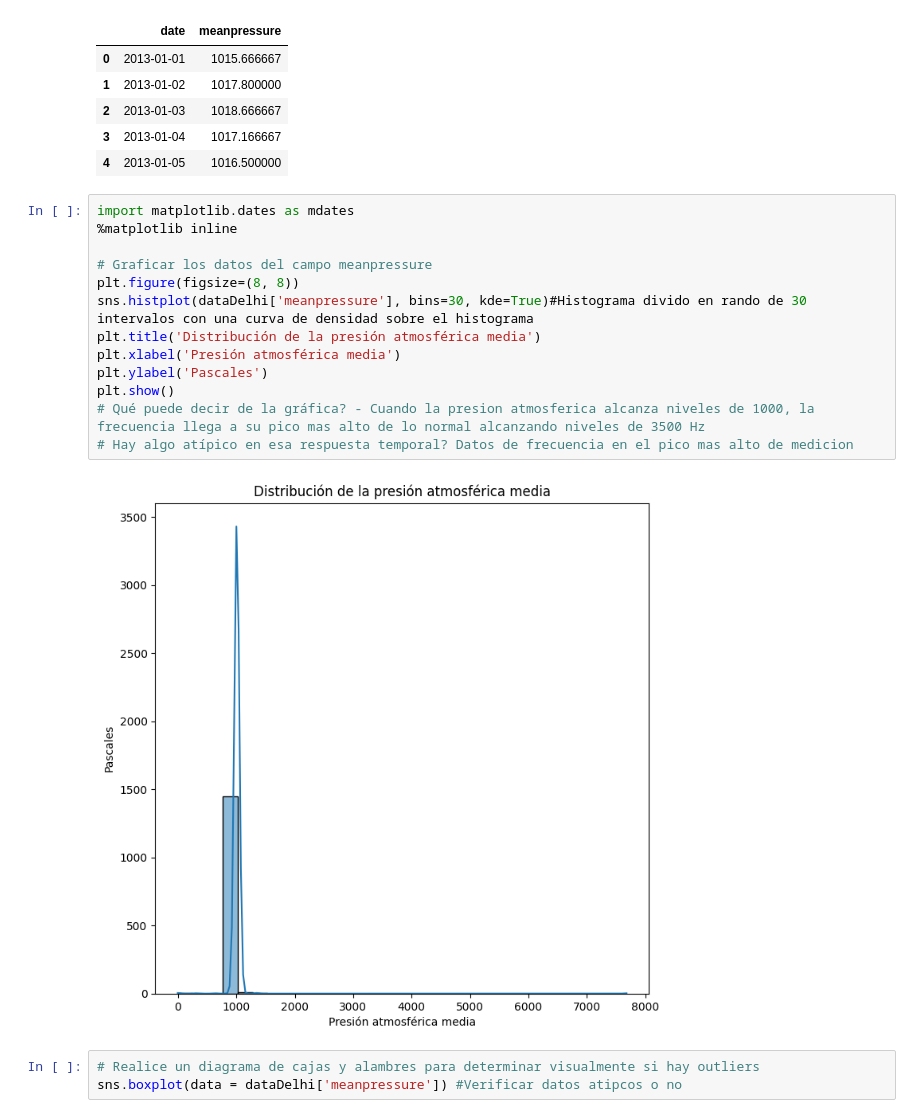
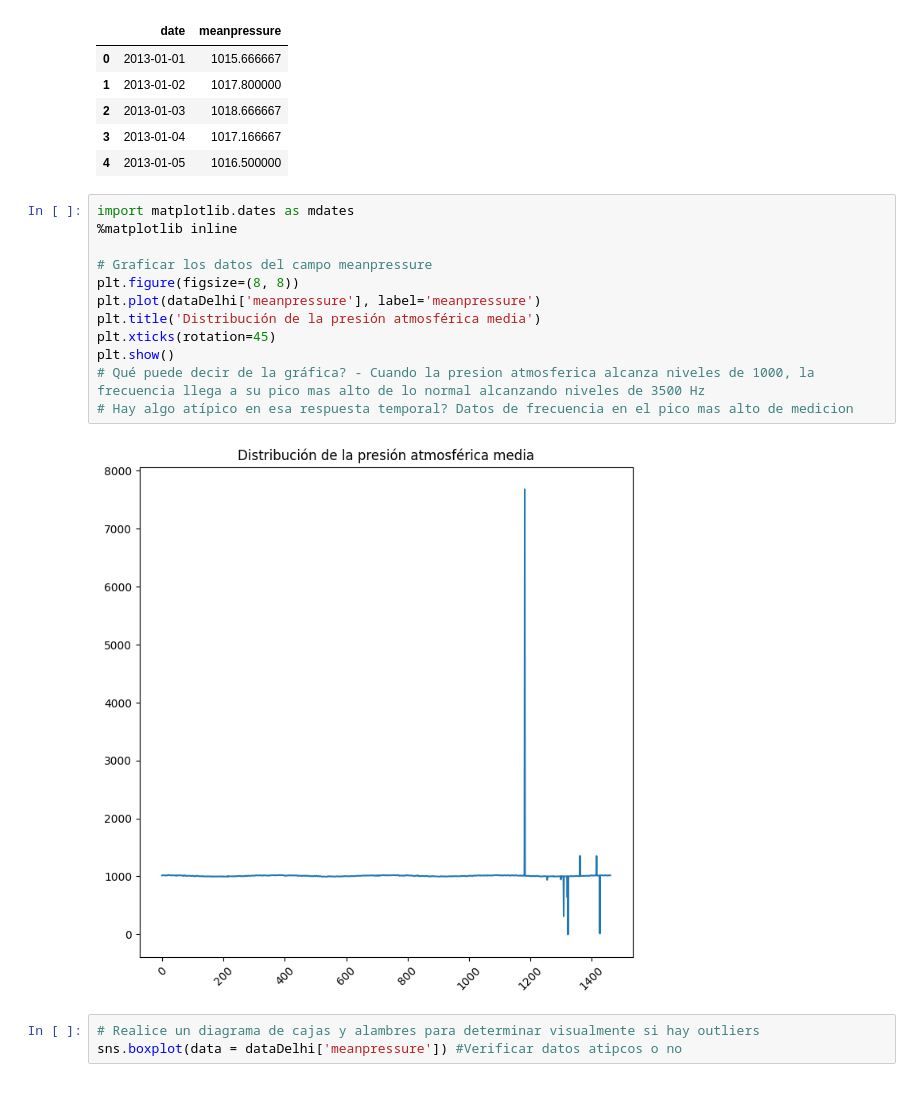
Before and after one commit to valenvergara25/Valentina-Vergara-ModelosPredictivos, a Jupyter notebook: semana2/Copia_de_Ejercicio_LimpiezaPandas_ValentinaVergara.ipynb, the cells around one changed output. Saved outputs shown, nothing was run; the diff lists cells and outputs as text.

```diff
--- a/semana2/Copia_de_Ejercicio_LimpiezaPandas_ValentinaVergara.ipynb
+++ b/semana2/Copia_de_Ejercicio_LimpiezaPandas_ValentinaVergara.ipynb
@@ -52,18 +52,17 @@ data_aux.head()
 # %%
 import matplotlib.dates as mdates
 %matplotlib inline
 
 # Graficar los datos del campo meanpressure
 plt.figure(figsize=(8, 8))
-sns.histplot(dataDelhi['meanpressure'], bins=30, kde=True)#Histograma divido en rando de 30 intervalos con una curva de densidad sobre el histograma
+plt.plot(dataDelhi['meanpressure'], label='meanpressure')
 plt.title('Distribución de la presión atmosférica media')
-plt.xlabel('Presión atmosférica media')
-plt.ylabel('Pascales')
+plt.xticks(rotation=45)
 plt.show()
 # Qué puede decir de la gráfica? - Cuando la presion atmosferica alcanza niveles de 1000, la frecuencia llega a su pico mas alto de lo normal alcanzando niveles de 3500 Hz
 # Hay algo atípico en esa respuesta temporal? Datos de frecuencia en el pico mas alto de medicion
 # %% [output]
-[figure, old version]
+[figure, new version]
 # %%
 # Realice un diagrama de cajas y alambres para determinar visualmente si hay outliers
 sns.boxplot(data = dataDelhi['meanpressure']) #Verificar datos atipcos o no
```
Also changed, not shown: parts of 5 cells of this notebook.
